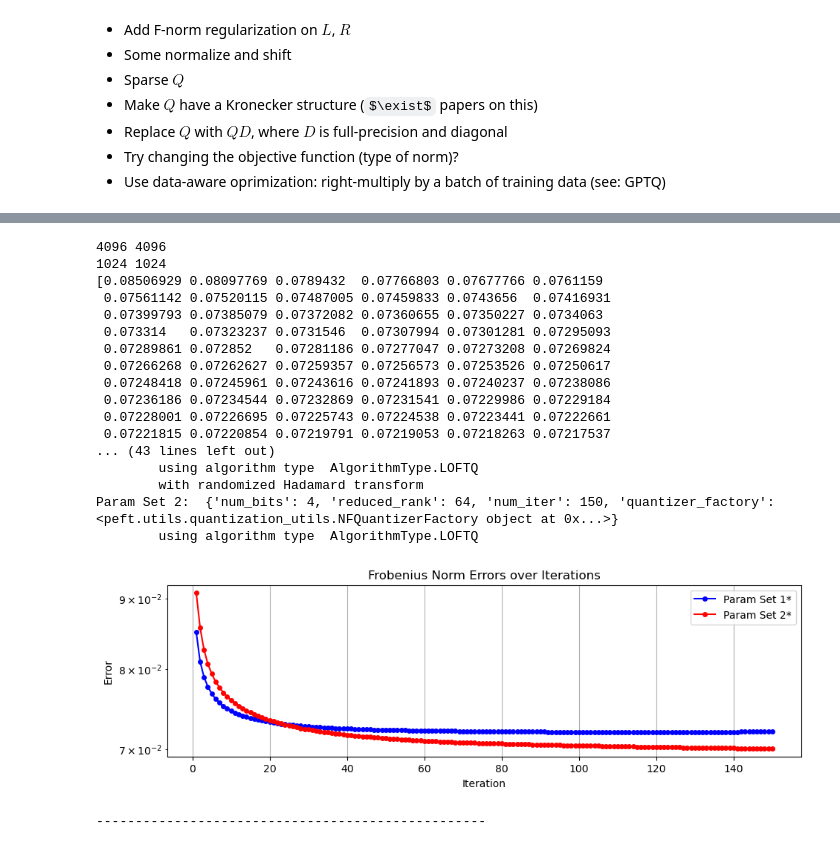
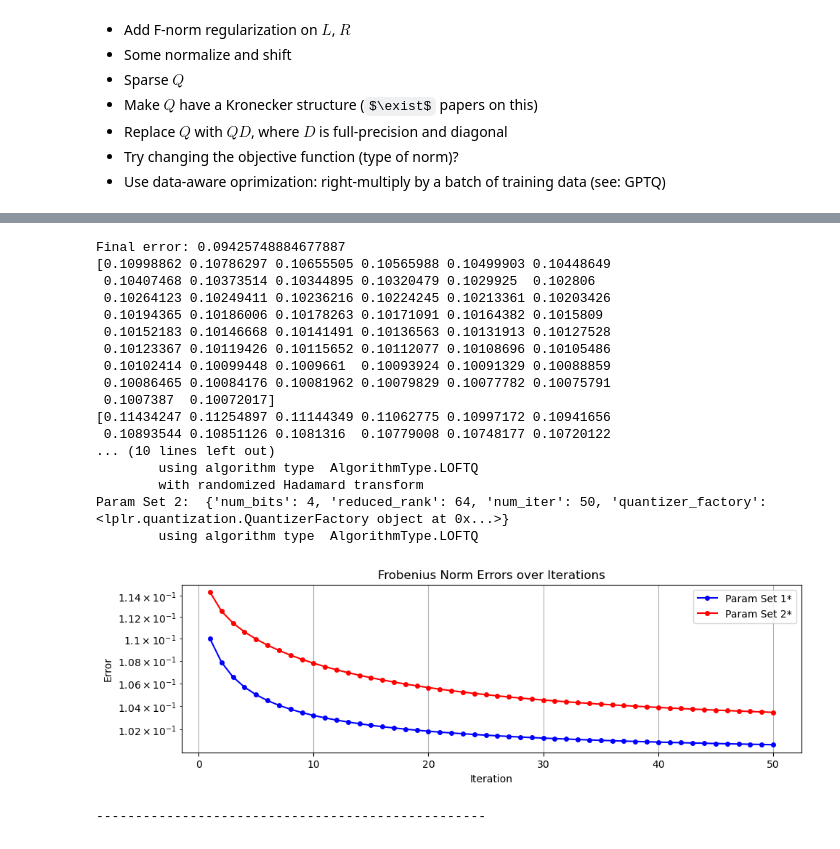
Before and after one commit to pilancilab/caldera, a Jupyter notebook: naomi/notebooks/mixed_lplr.ipynb, the cells around one changed output, grey strips where cells are left out. Cells and saved outputs as stored; diff of their text form; code cells hidden in the pictures; some formulas as TeX source.

Commit message:
Debug Hadamard transforms

```diff
--- a/naomi/notebooks/mixed_lplr.ipynb
+++ b/naomi/notebooks/mixed_lplr.ipynb
@@ -54,5 +54,6 @@ DEFAULT_DEVICE = "cuda:2"
 # %%
 mistral = AutoModelForCausalLM.from_pretrained("mistralai/Mistral-7B-v0.1")
 # %%
-layer_name, X_mis = list(mistral.named_parameters())[2]
+layer_name, X_mis = list(mistral.named_parameters())[10]
 X_mis = X_mis.detach().to(DEFAULT_DEVICE)
+print(X_mis.shape)
@@ -114,8 +129,8 @@ def test_iterative_weight_compression(
         algorithm_type = config.algorithm_type
         kwargs["log_errors"] = True
 
-        if config.hadamard_sketch:
-            result = hadamard_sketched_weight_compression(
+        if config.hadamard:
+            result = hadamard_weight_compression(
                 X=X, config=WeightCompressionConfig(
                     algorithm_type=config.algorithm_type,
                     algorithm_kwargs=kwargs
@@ -154,7 +169,7 @@ def test_iterative_weight_compression(
     for i, config in enumerate(weight_comp_configs):
         print(f"Param Set {i+1}: ", config.algorithm_kwargs)
         print("\tusing algorithm type ", config.algorithm_type)
-        if config.hadamard_sketch:
+        if config.hadamard:
             print("\twith randomized Hadamard transform")
 
     plt.title(plot_title)
@@ -252,43 +257,43 @@ Param Set 2:  {'num_bits': 4, 'num_bits_factors': 8, 'reduced_rank': 64, 'num_it
 # %%
 test_iterative_weight_compression(
     weight_comp_configs=[
         WeightCompressionConfig(
             algorithm_kwargs={
-                "num_bits": 4, "reduced_rank": 64, "num_iter": 150, "quantizer_factory": NFQuantizerFactory("normal")
+                "num_bits": 4, "reduced_rank": 64, "num_iter": 50, "quantizer_factory": QuantizerFactory("uniform_clipped")
             },
             algorithm_type=AlgorithmType.LOFTQ,
-            hadamard_sketch=True
+            hadamard=True
         ),
         WeightCompressionConfig(
             algorithm_kwargs={
-                "num_bits": 4, "reduced_rank": 64, "num_iter": 150, "quantizer_factory": NFQuantizerFactory("uniform")
+                "num_bits": 4, "reduced_rank": 64, "num_iter": 50, "quantizer_factory": QuantizerFactory("uniform_clipped")
             },
             algorithm_type=AlgorithmType.LOFTQ,
-            hadamard_sketch=False
+            hadamard=False
         )
     ],
     plot_title="Frobenius Norm Errors over Iterations",
     X=X_mis.T
 )
 # %% [output]
-4096 4096
-1024 1024
-[0.08506929 0.08097769 0.0789432  0.07766803 0.07677766 0.0761159
- 0.07561142 0.07520115 0.07487005 0.07459833 0.0743656  0.07416931
- 0.07399793 0.07385079 0.07372082 0.07360655 0.07350227 0.0734063
- 0.073314   0.07323237 0.0731546  0.07307994 0.07301281 0.07295093
- 0.07289861 0.072852   0.07281186 0.07277047 0.07273208 0.07269824
- 0.07266268 0.07262627 0.07259357 0.07256573 0.07253526 0.07250617
- 0.07248418 0.07245961 0.07243616 0.07241893 0.07240237 0.07238086
- 0.07236186 0.07234544 0.07232869 0.07231541 0.07229986 0.07229184
- 0.07228001 0.07226695 0.07225743 0.07224538 0.07223441 0.07222661
- 0.07221815 0.07220854 0.07219791 0.07219053 0.07218263 0.07217537
-... (43 lines left out)
+Final error: 0.09425748884677887
+[0.10998862 0.10786297 0.10655505 0.10565988 0.10499903 0.10448649
+ 0.10407468 0.10373514 0.10344895 0.10320479 0.1029925  0.102806
+ 0.10264123 0.10249411 0.10236216 0.10224245 0.10213361 0.10203426
+ 0.10194365 0.10186006 0.10178263 0.10171091 0.10164382 0.1015809
+ 0.10152183 0.10146668 0.10141491 0.10136563 0.10131913 0.10127528
+ 0.10123367 0.10119426 0.10115652 0.10112077 0.10108696 0.10105486
+ 0.10102414 0.10099448 0.1009661  0.10093924 0.10091329 0.10088859
+ 0.10086465 0.10084176 0.10081962 0.10079829 0.10077782 0.10075791
+ 0.1007387  0.10072017]
+[0.11434247 0.11254897 0.11144349 0.11062775 0.10997172 0.10941656
+ 0.10893544 0.10851126 0.1081316  0.10779008 0.10748177 0.10720122
+... (10 lines left out)
         using algorithm type  AlgorithmType.LOFTQ
         with randomized Hadamard transform
-Param Set 2:  {'num_bits': 4, 'reduced_rank': 64, 'num_iter': 150, 'quantizer_factory': <peft.utils.quantization_utils.NFQuantizerFactory object at 0x...>}
+Param Set 2:  {'num_bits': 4, 'reduced_rank': 64, 'num_iter': 50, 'quantizer_factory': <lplr.quantization.QuantizerFactory object at 0x...>}
         using algorithm type  AlgorithmType.LOFTQ
-[figure, old version]
+[figure, new version]
 # %%
 ### Do some hyperparameter sweeps on the Shepp-Logan matrix
 average_bit_level = 3
```
Also changed, not shown: parts of 5 cells of this notebook, 1 other file.
